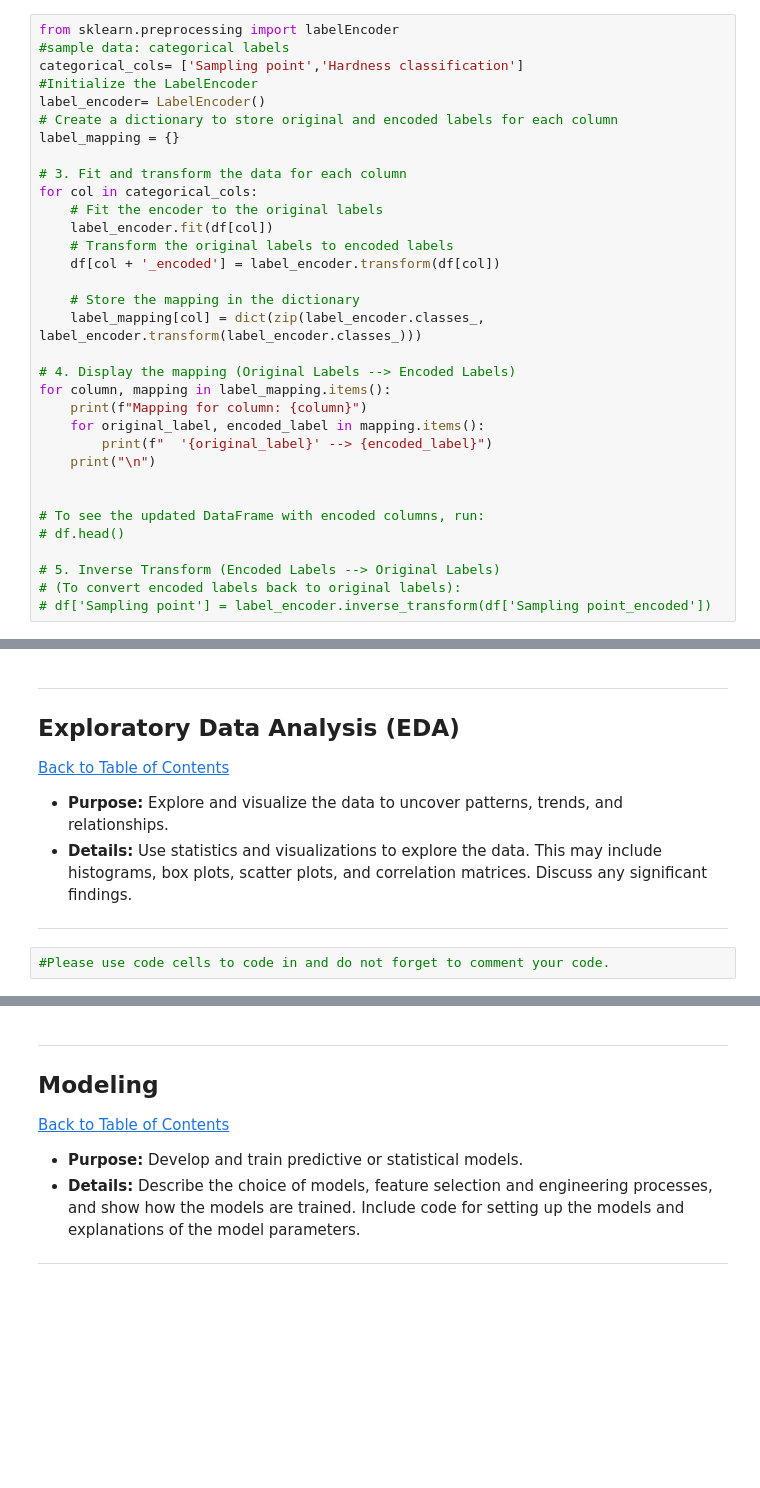
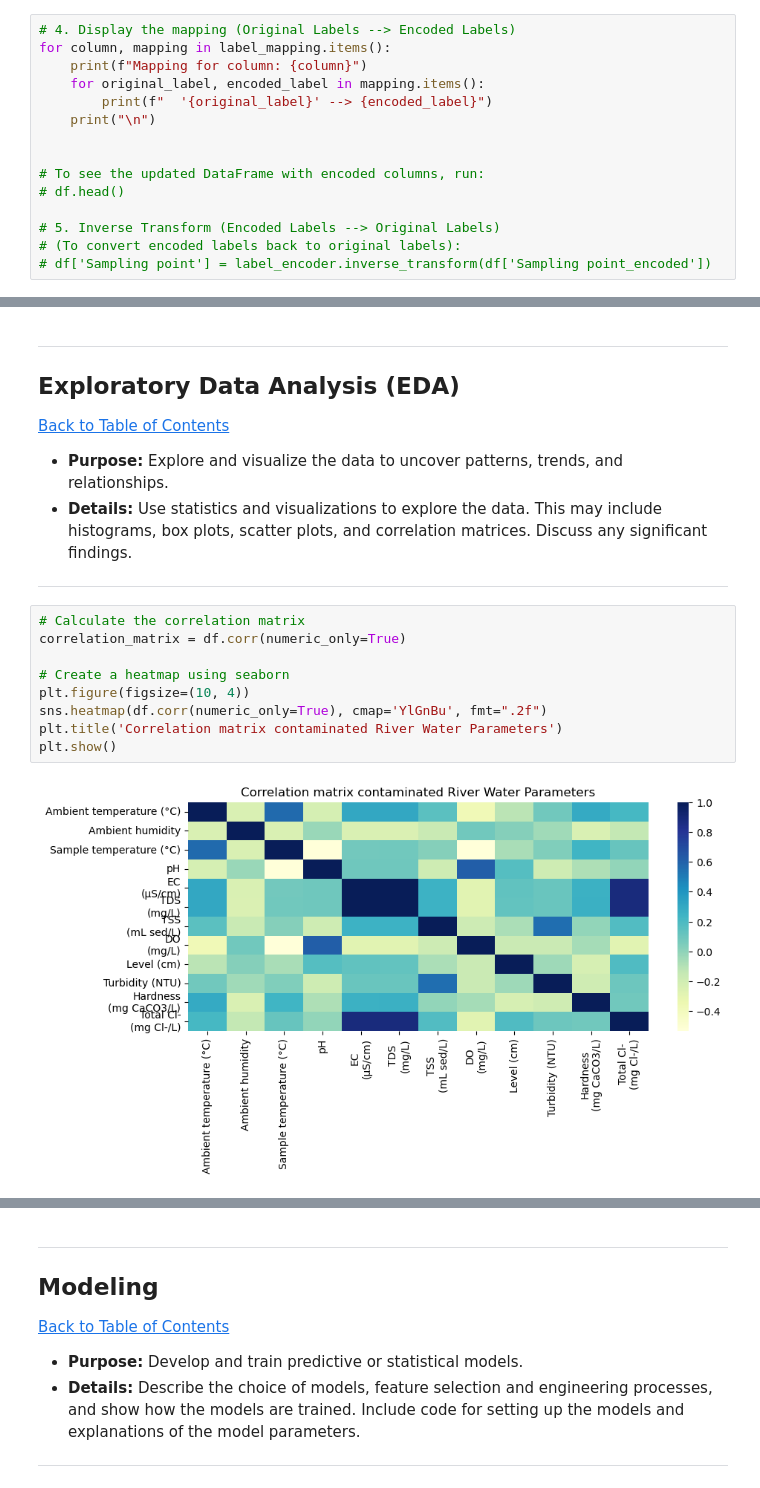
Before and after one commit to LeboL-moriski/Capstone, a Jupyter notebook: QCTO---Workplace- Lebogang Letsoalo.ipynb, the cells around one changed output, grey strips where cells are left out. Cells and saved outputs as stored; diff of their text form; blank space fills up the shorter version.

```diff
--- a/QCTO---Workplace- Lebogang Letsoalo.ipynb
+++ b/QCTO---Workplace- Lebogang Letsoalo.ipynb
@@ -258,22 +276,4 @@ Requirement already satisfied: threadpoolctl>=2.0.0 in c:\users\lebogang\anacond
 # %%
-from sklearn.preprocessing import labelEncoder
-#sample data: categorical labels
-categorical_cols= ['Sampling point','Hardness classification']
-#Initialize the LabelEncoder
-label_encoder= LabelEncoder()
-# Create a dictionary to store original and encoded labels for each column
-label_mapping = {}
-
-# 3. Fit and transform the data for each column
-for col in categorical_cols:
-    # Fit the encoder to the original labels
-    label_encoder.fit(df[col])
-    # Transform the original labels to encoded labels
-    df[col + '_encoded'] = label_encoder.transform(df[col])
-
-    # Store the mapping in the dictionary
-    label_mapping[col] = dict(zip(label_encoder.classes_, label_encoder.transform(label_encoder.classes_)))
-
 # 4. Display the mapping (Original Labels --> Encoded Labels)
 for column, mapping in label_mapping.items():
     print(f"Mapping for column: {column}")
@@ -301,5 +309,14 @@ ImportError: cannot import name 'labelEncoder' from 'sklearn.preprocessing' (C:\
 * **Purpose:** Explore and visualize the data to uncover patterns, trends, and relationships.
 * **Details:** Use statistics and visualizations to explore the data. This may include histograms, box plots, scatter plots, and correlation matrices. Discuss any significant findings.
 ---
-# %%
-#Please use code cells to code in and do not forget to comment your code.
+# %%
+# Calculate the correlation matrix
+correlation_matrix = df.corr(numeric_only=True)
+
+# Create a heatmap using seaborn
+plt.figure(figsize=(10, 4))
+sns.heatmap(df.corr(numeric_only=True), cmap='YlGnBu', fmt=".2f")
+plt.title('Correlation matrix contaminated River Water Parameters')
+plt.show()
+# %% [output]
+[figure, added]
```
Also changed, not shown: parts of 7 cells of this notebook.
